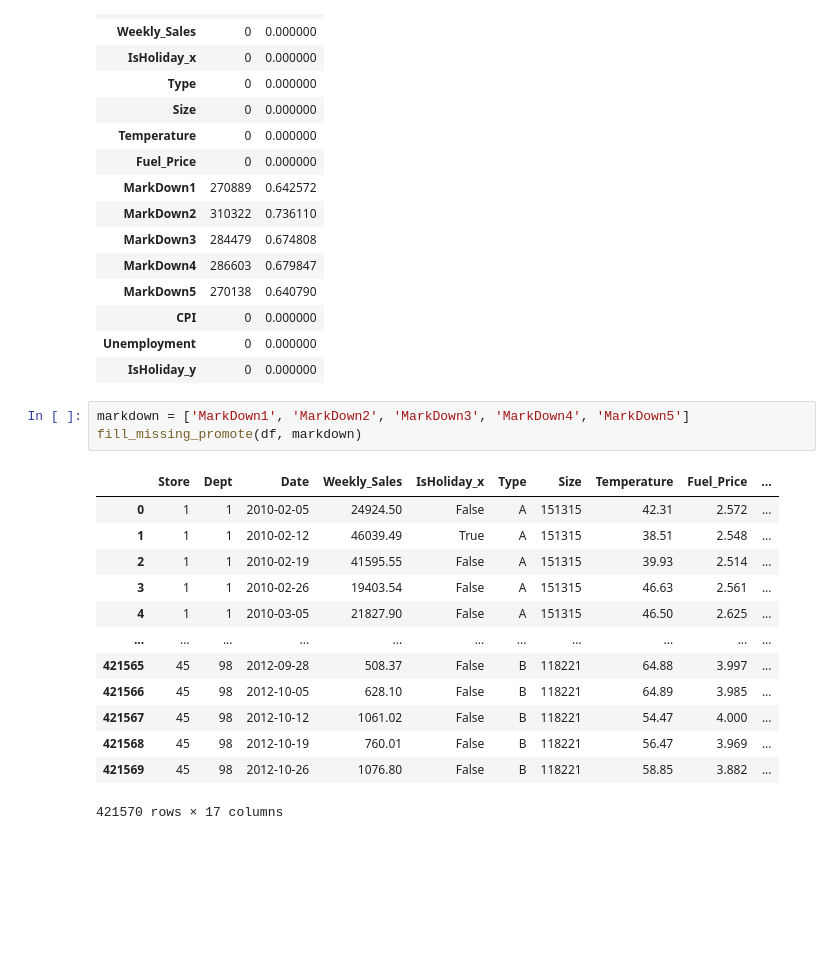
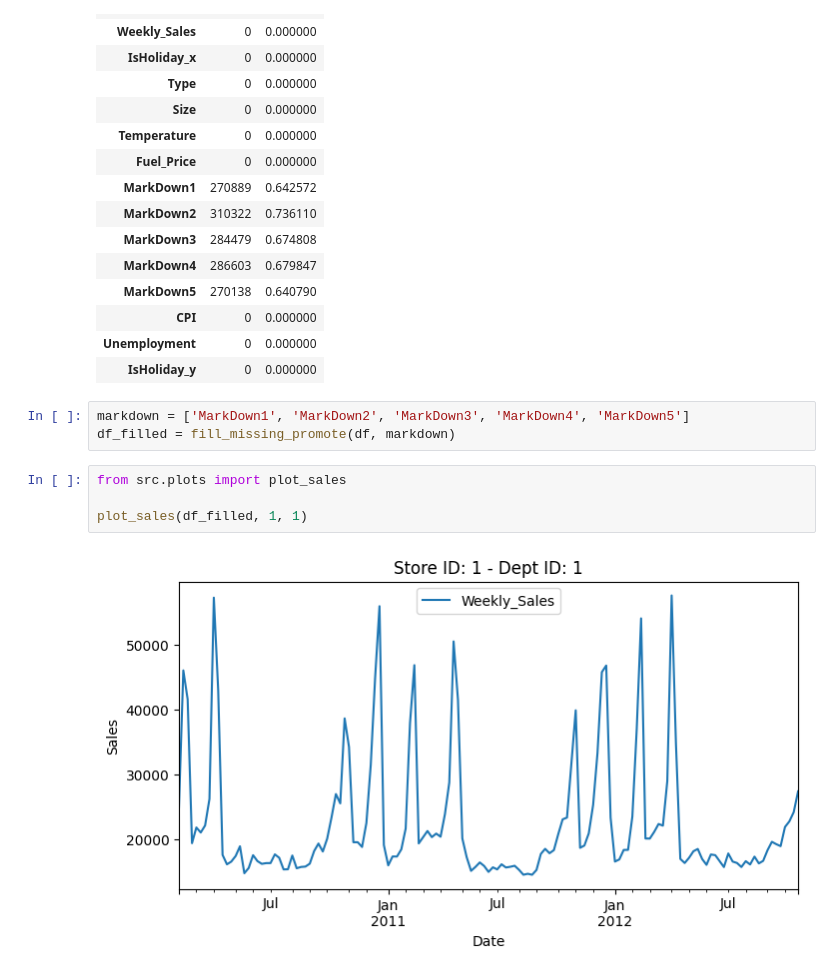
Before and after one commit to hoangquan1503/Walmart_sales_forecasting, a Jupyter notebook: notebook/preprocessing.ipynb, the cells around one changed output. Drawn from its saved outputs; the diff is of its cells as text; blank space fills up the shorter version.

```diff
--- a/notebook/preprocessing.ipynb
+++ b/notebook/preprocessing.ipynb
@@ -102,18 +110,10 @@ check_missing_value(df)
 | IsHoliday_y | 0 | 0.000000 |
 # %%
 markdown = ['MarkDown1', 'MarkDown2', 'MarkDown3', 'MarkDown4', 'MarkDown5']
-fill_missing_promote(df, markdown)
+df_filled = fill_missing_promote(df, markdown)
-# %% [output]
-|  | Store | Dept | Date | Weekly_Sales | IsHoliday_x | Type | Size | Temperature | Fuel_Price | ... |
-| 0 | 1 | 1 | 2010-02-05 | 24924.50 | False | A | 151315 | 42.31 | 2.572 | ... |
-| 1 | 1 | 1 | 2010-02-12 | 46039.49 | True | A | 151315 | 38.51 | 2.548 | ... |
-| 2 | 1 | 1 | 2010-02-19 | 41595.55 | False | A | 151315 | 39.93 | 2.514 | ... |
-| 3 | 1 | 1 | 2010-02-26 | 19403.54 | False | A | 151315 | 46.63 | 2.561 | ... |
-| 4 | 1 | 1 | 2010-03-05 | 21827.90 | False | A | 151315 | 46.50 | 2.625 | ... |
-| ... | ... | ... | ... | ... | ... | ... | ... | ... | ... | ... |
-| 421565 | 45 | 98 | 2012-09-28 | 508.37 | False | B | 118221 | 64.88 | 3.997 | ... |
-| 421566 | 45 | 98 | 2012-10-05 | 628.10 | False | B | 118221 | 64.89 | 3.985 | ... |
-| 421567 | 45 | 98 | 2012-10-12 | 1061.02 | False | B | 118221 | 54.47 | 4.000 | ... |
-| 421568 | 45 | 98 | 2012-10-19 | 760.01 | False | B | 118221 | 56.47 | 3.969 | ... |
-| 421569 | 45 | 98 | 2012-10-26 | 1076.80 | False | B | 118221 | 58.85 | 3.882 | ... |
-421570 rows × 17 columns
+# %%
+from src.plots import plot_sales
+
+plot_sales(df_filled, 1, 1)
+# %% [output]
+[figure, added]
```
Also changed, not shown: parts of 7 cells of this notebook, 1 other file.
